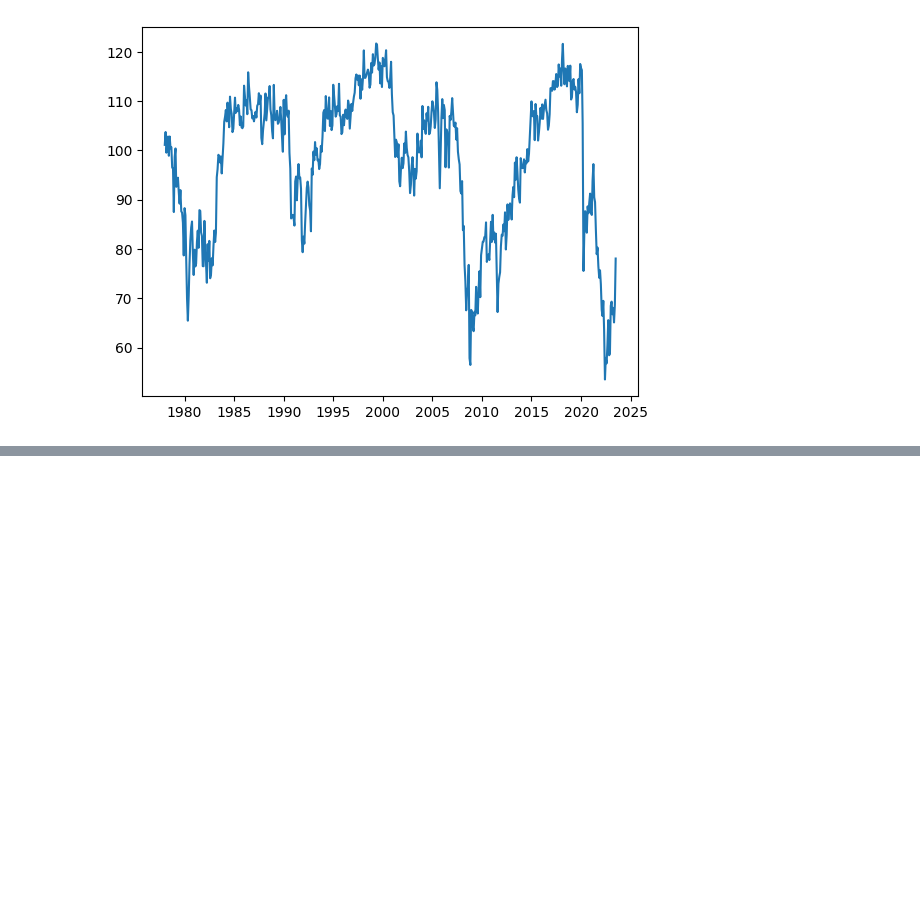
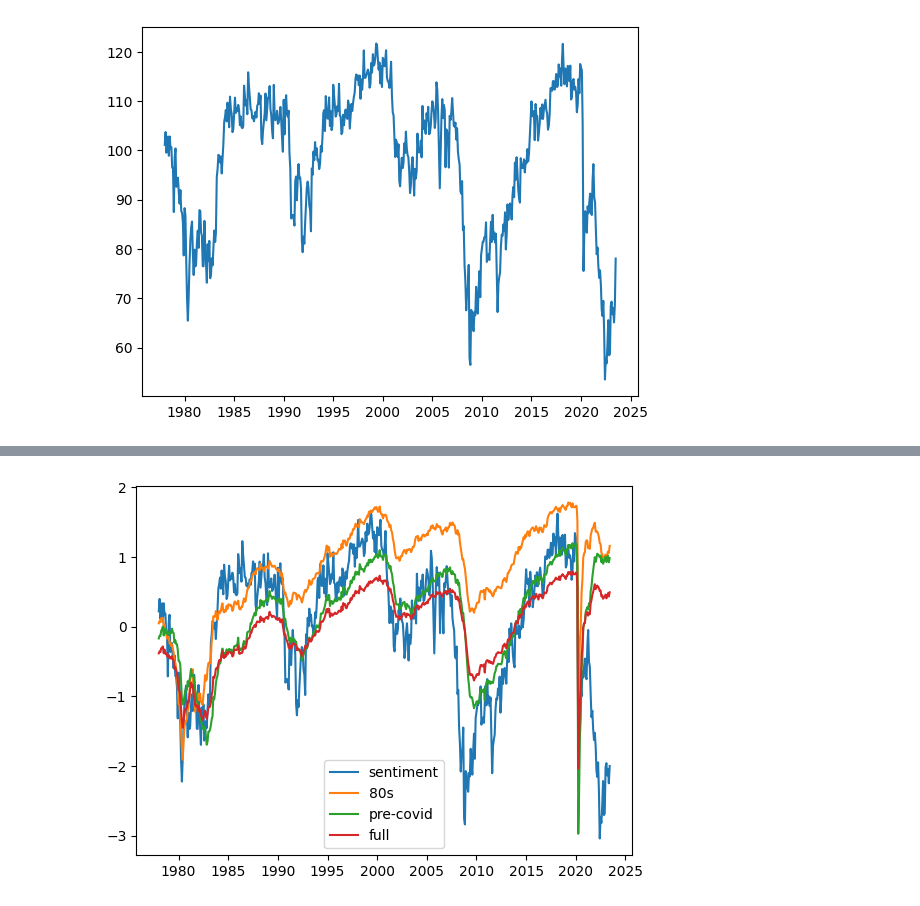
Before and after one commit to nwbvt/economic_perception, a Jupyter notebook: EconomySentiment.ipynb, the cells around one changed output, grey strips where cells are left out. Cells and saved outputs as stored; diff of their text form; code cells hidden in the pictures; blank space fills up the shorter version.

```diff
--- a/EconomySentiment.ipynb
+++ b/EconomySentiment.ipynb
@@ -49,0 +71,4 @@ plt.show()
+# %%
+model_80s_r = Ridge(10).fit(data_80s[['inflation', 'unemployment']], data_80s.sentiment)
+model_precovid_r = Ridge(10).fit(data_precovid[['inflation', 'unemployment']], data_precovid.sentiment)
+model_full_r = Ridge(10).fit(data[['inflation', 'unemployment']], data.sentiment)
@@ -49,0 +79,9 @@ plt.show()
+# %%
+plt.plot(data.sentiment)
+plt.plot(data.index, model_80s_r.predict(data[['inflation', 'unemployment']]))
+plt.plot(data.index, model_precovid_r.predict(data[['inflation', 'unemployment']]))
+plt.plot(data.index, model_full_r.predict(data[['inflation', 'unemployment']]))
+plt.legend(['sentiment', '80s', 'pre-covid', 'full'])
+plt.show()
+# %% [output]
+[figure, added]
```
Also changed, not shown: parts of 7 cells of this notebook.
